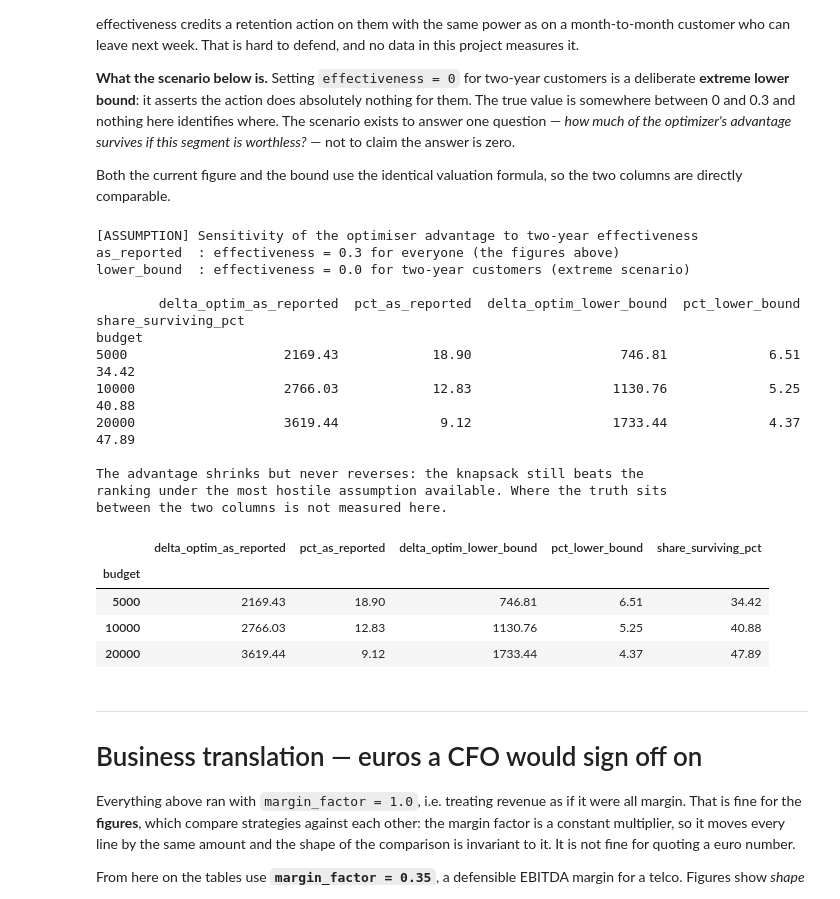
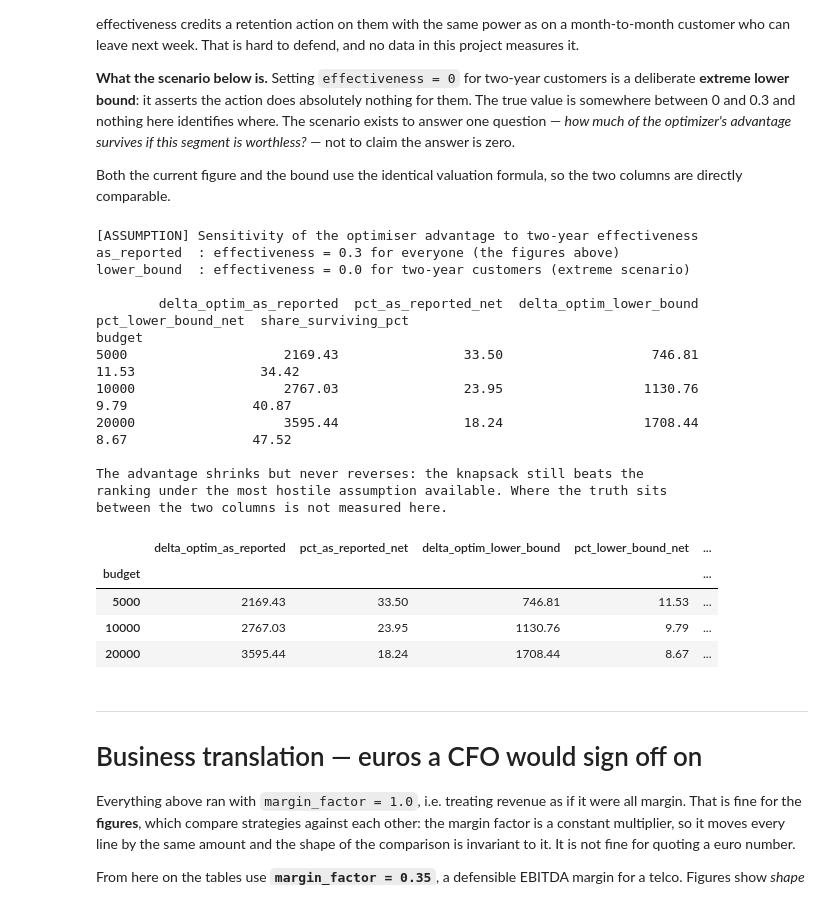
Before and after one commit to Pablomarttinn/Churn-retention-optimizer, a Jupyter notebook: notebooks/05_results.ipynb, the cells around one changed output. Saved outputs shown, nothing was run; the diff lists cells and outputs as text; code cells hidden in the pictures.

```diff
--- a/notebooks/05_results.ipynb
+++ b/notebooks/05_results.ipynb
@@ -141,16 +141,28 @@ pivot = (
     .pivot(index='budget', columns='strategy', values='expected_value')
 )
 
-pivot['delta_eur'] = pivot.by_priority - pivot.by_churn
-pivot['delta_pct'] = (pivot.by_priority - pivot.by_churn) / pivot.by_churn * 100
+# Percentages are taken on NET value (expected revenue minus the budget
+# actually spent), the same basis as the charts, the dashboard KPIs and the
+# project's thesis. The euro delta is unaffected -- both strategies spend the
+# same budget here -- but the denominator is smaller, so the percentage is
+# larger than a gross-based one would be.
+spend = (
+    df[df.budget.isin(HIGHLIGHTS)]
+    .pivot(index='budget', columns='strategy', values='spend')
+)
+net = pivot - spend
+
+pivot['delta_eur'] = net.by_priority - net.by_churn
+pivot['delta_pct_net'] = pivot.delta_eur / net.by_churn * 100
 
 pivot = pivot.rename(columns=LABELS)[
     [LABELS['random'], LABELS['by_churn'], LABELS['by_priority'],
-     'delta_eur', 'delta_pct']
+     'delta_eur', 'delta_pct_net']
 ]
 
 print('Expected value retained, by budget and criterion (EUR)')
-print('delta = "By risk \u00d7 value" minus "By churn risk"\n')
+print('delta = "By risk \u00d7 value" minus "By churn risk"')
+print('delta_pct_net = delta / NET value of the baseline (revenue - spend)\n')
 print(pivot.round(2).to_string())
 pivot.round(2)
 # %% [output]
@@ -191,8 +205,12 @@ df_fine = sweep_strategies(p, m, budgets_fine, strategies_fine, cost=20.0,
                            margin_factor=MF)
 
 wide = df_fine.pivot(index='budget', columns='strategy', values='expected_value')
-wide['delta_eur'] = wide.by_priority - wide.by_churn
-wide['delta_pct'] = (wide.by_priority - wide.by_churn) / wide.by_churn * 100
+spend_fine = df_fine.pivot(index='budget', columns='strategy', values='spend')
+net_fine = wide - spend_fine
+
+# Same NET basis as the headline table.
+wide['delta_eur'] = net_fine.by_priority - net_fine.by_churn
+wide['delta_pct'] = wide.delta_eur / net_fine.by_churn * 100
 
 print(f'{len(wide)} budgets from {wide.index.min():,.0f} to {wide.index.max():,.0f} EUR\n')
 print('  budget   delta_pct')
@@ -515,47 +544,51 @@ for b in HIGHLIGHTS:
                                         effectiveness=eff_bound,
                                         margin_factor=MF)
 
-    base_delta = base_opt['expected_value'] - base_pri['expected_value']
-    bound_delta = bound_opt['expected_value'] - bound_pri['expected_value']
+    # NET basis throughout, matching the tables above.
+    def net(info):
+        return info['expected_value'] - info['spend']
+
+    base_delta = net(base_opt) - net(base_pri)
+    bound_delta = net(bound_opt) - net(bound_pri)
 
     rows.append({
         'budget': b,
         'delta_optim_as_reported': base_delta,
-        'pct_as_reported': base_delta / base_pri['expected_value'] * 100,
+        'pct_as_reported_net': base_delta / net(base_pri) * 100,
         'delta_optim_lower_bound': bound_delta,
-        'pct_lower_bound': bound_delta / bound_pri['expected_value'] * 100,
+        'pct_lower_bound_net': bound_delta / net(bound_pri) * 100,
         'share_surviving_pct': bound_delta / base_delta * 100,
     })
 
 sensitivity = pd.DataFrame(rows).set_index('budget')
 
 print('[ASSUMPTION] Sensitivity of the optimiser advantage to two-year effectiveness')
 print('as_reported  : effectiveness = 0.3 for everyone (the figures above)')
 print('lower_bound  : effectiveness = 0.0 for two-year customers (extreme scenario)\n')
 print(sensitivity.round(2).to_string())
 print('\nThe advantage shrinks but never reverses: the knapsack still beats the')
 print('ranking under the most hostile assumption available. Where the truth sits')
 print('between the two columns is not measured here.')
 sensitivity.round(2)
 # %% [output]
 [ASSUMPTION] Sensitivity of the optimiser advantage to two-year effectiveness
 as_reported  : effectiveness = 0.3 for everyone (the figures above)
 lower_bound  : effectiveness = 0.0 for two-year customers (extreme scenario)
 
-        delta_optim_as_reported  pct_as_reported  delta_optim_lower_bound  pct_lower_bound  share_surviving_pct
+        delta_optim_as_reported  pct_as_reported_net  delta_optim_lower_bound  pct_lower_bound_net  share_surviving_pct
 budget
-5000                    2169.43            18.90                   746.81             6.51                34.42
-10000                   2766.03            12.83                  1130.76             5.25                40.88
-20000                   3619.44             9.12                  1733.44             4.37                47.89
+5000                    2169.43                33.50                   746.81                11.53                34.42
+10000                   2767.03                23.95                  1130.76                 9.79                40.87
+20000                   3595.44                18.24                  1708.44                 8.67                47.52
 
 The advantage shrinks but never reverses: the knapsack still beats the
 ranking under the most hostile assumption available. Where the truth sits
 between the two columns is not measured here.
-|  | delta_optim_as_reported | pct_as_reported | delta_optim_lower_bound | pct_lower_bound | share_surviving_pct |
-| budget |  |  |  |  |  |
-| 5000 | 2169.43 | 18.90 | 746.81 | 6.51 | 34.42 |
-| 10000 | 2766.03 | 12.83 | 1130.76 | 5.25 | 40.88 |
-| 20000 | 3619.44 | 9.12 | 1733.44 | 4.37 | 47.89 |
+|  | delta_optim_as_reported | pct_as_reported_net | delta_optim_lower_bound | pct_lower_bound_net | ... |
+| budget |  |  |  |  | ... |
+| 5000 | 2169.43 | 33.50 | 746.81 | 11.53 | ... |
+| 10000 | 2767.03 | 23.95 | 1130.76 | 9.79 | ... |
+| 20000 | 3595.44 | 18.24 | 1708.44 | 8.67 | ... |
 # %% [markdown]
 ---
 
```
Also changed, not shown: parts of 16 cells of this notebook, 17 other files.
